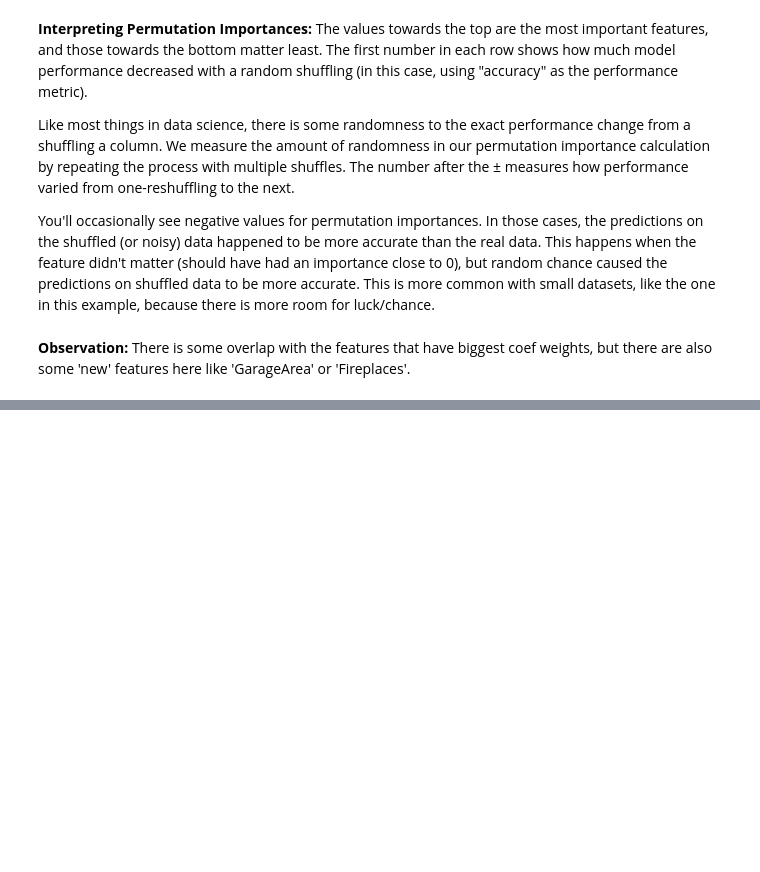
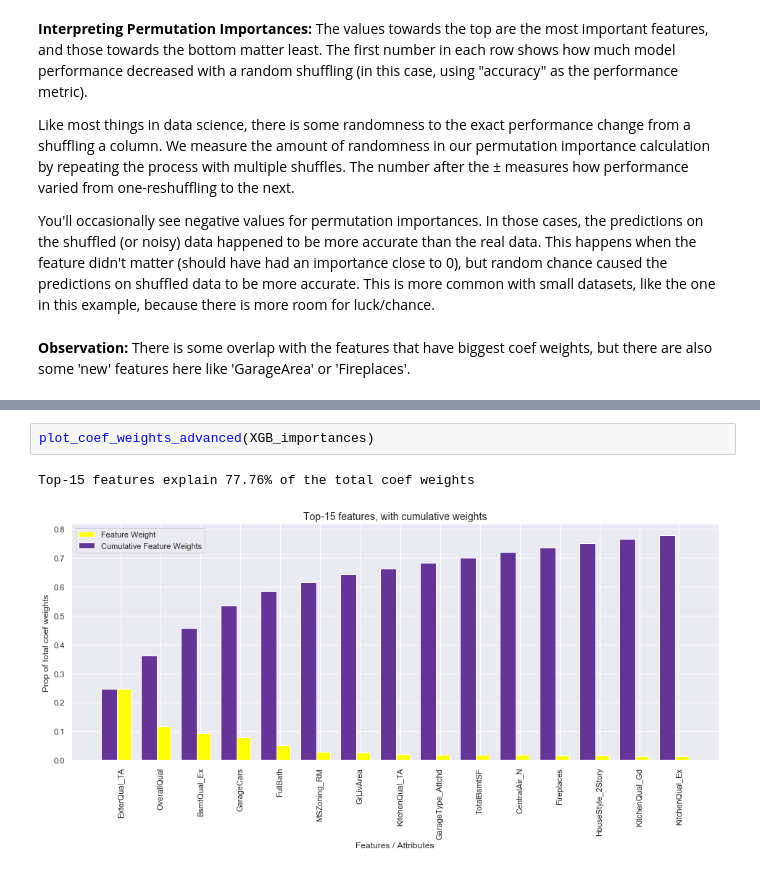
Before and after one commit to rbuerki/projects-ml, a Jupyter notebook: price_prediction_ames_housing/4-Interpretation_Feature_Importance.ipynb, the cells around one changed output, grey strips where cells are left out. Cells and saved outputs as stored; diff of their text form; blank space fills up the shorter version.

```diff
--- a/price_prediction_ames_housing/4-Interpretation_Feature_Importance.ipynb
+++ b/price_prediction_ames_housing/4-Interpretation_Feature_Importance.ipynb
@@ -247,0 +321,5 @@ You'll occasionally see negative values for permutation importances. In those ca
+# %%
+plot_coef_weights_advanced(XGB_importances)
+# %% [output]
+Top-15 features explain 77.76% of the total coef weights
+[figure, added]
```
Also changed, not shown: parts of 36 cells of this notebook, 2 other files.
